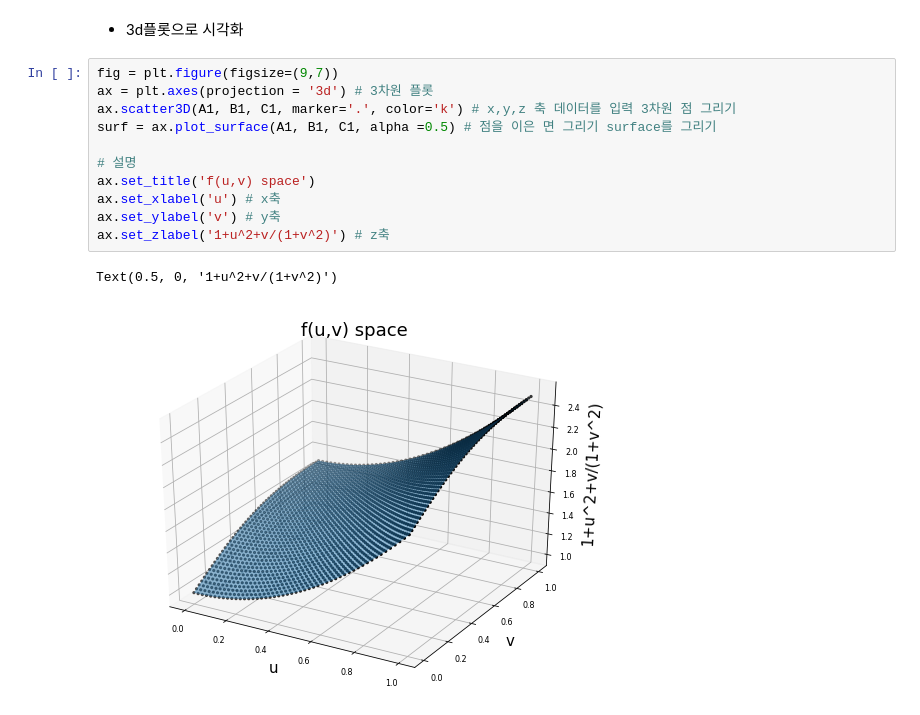
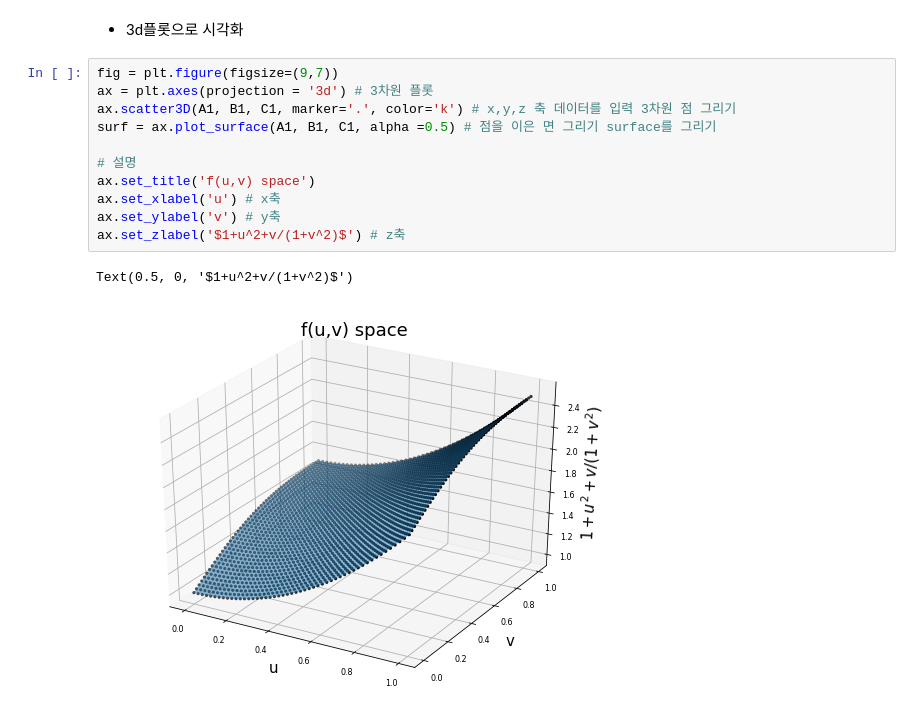
Before and after one commit to LeeHuiJong/DataAnalysis_ML, a Jupyter notebook: ch05_02_기초수학_다변수함수와벡터함수.ipynb, the cells around one changed output. Drawn from its saved outputs; the diff is of its cells as text.

```diff
--- a/ch05_02_기초수학_다변수함수와벡터함수.ipynb
+++ b/ch05_02_기초수학_다변수함수와벡터함수.ipynb
@@ -574,14 +574,14 @@ X.shape, Y.shape, A1.shape, B1.shape, C1.shape
 # %%
 fig = plt.figure(figsize=(9,7))
 ax = plt.axes(projection = '3d') # 3차원 플롯
 ax.scatter3D(A1, B1, C1, marker='.', color='k') # x,y,z 축 데이터를 입력 3차원 점 그리기
 surf = ax.plot_surface(A1, B1, C1, alpha =0.5) # 점을 이은 면 그리기 surface를 그리기
 
 # 설명
 ax.set_title('f(u,v) space')
 ax.set_xlabel('u') # x축
 ax.set_ylabel('v') # y축
-ax.set_zlabel('1+u^2+v/(1+v^2)') # z축
+ax.set_zlabel('$1+u^2+v/(1+v^2)$') # z축
 # %% [output]
-Text(0.5, 0, '1+u^2+v/(1+v^2)')
+Text(0.5, 0, '$1+u^2+v/(1+v^2)$')
-[figure, old version]
+[figure, new version]
```
